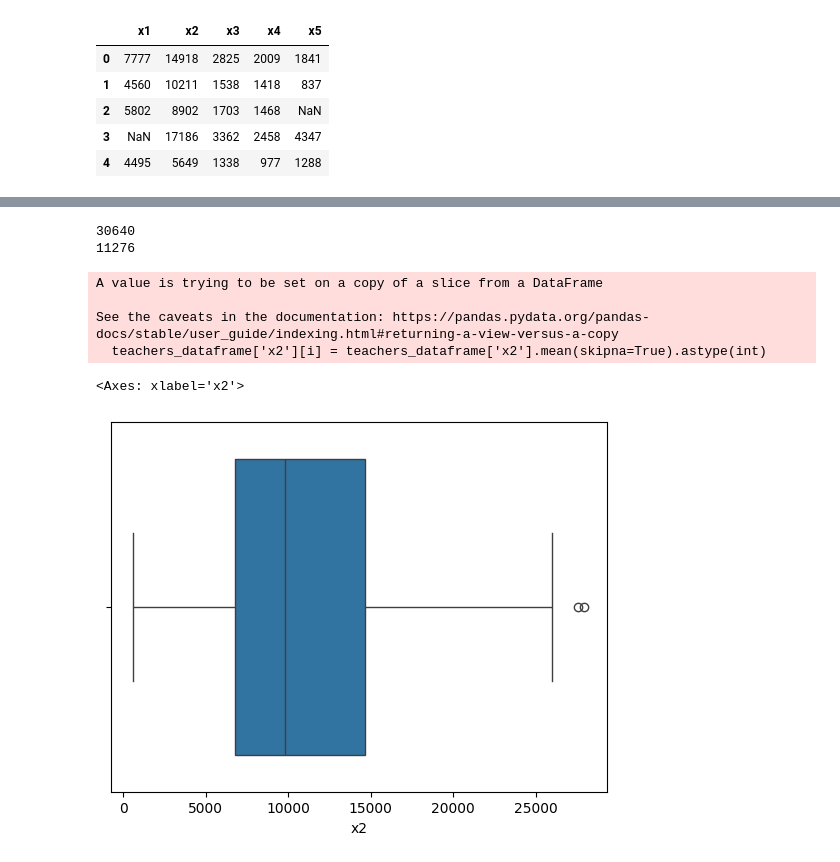
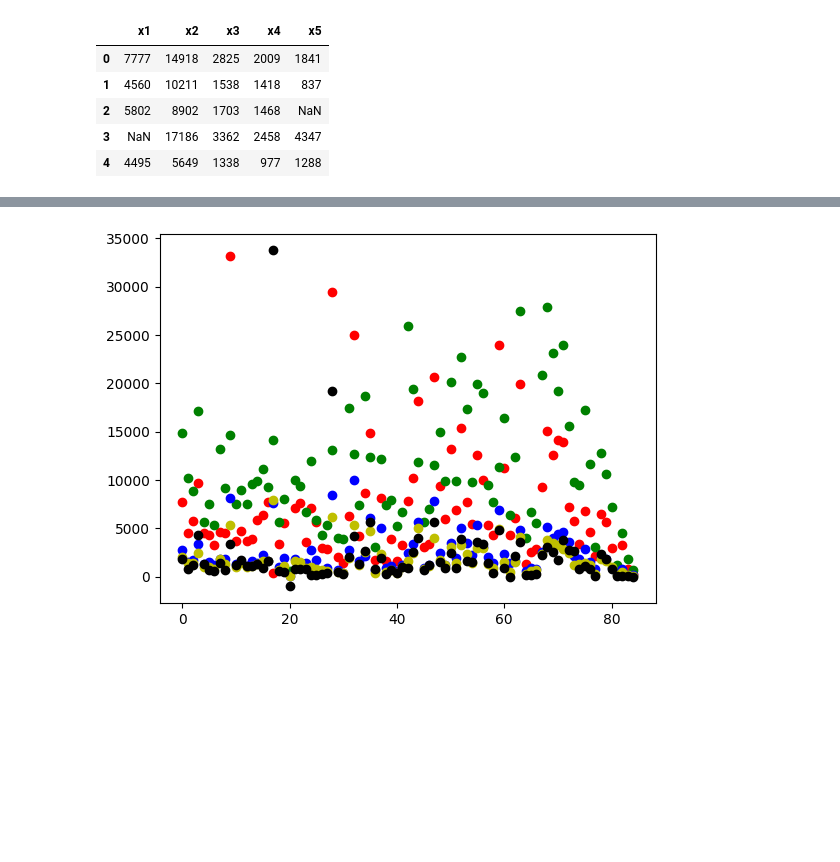
Before and after one commit to kujilit/machine-learning, a Jupyter notebook: labs/lab1/main.ipynb, the cells around one changed output, grey strips where cells are left out. Saved outputs shown, nothing was run; the diff lists cells and outputs as text; code cells hidden in the pictures; blank space fills up the shorter version.

```diff
--- a/labs/lab1/main.ipynb
+++ b/labs/lab1/main.ipynb
@@ -144,18 +120,9 @@ sb.boxplot(x=teachers_dataframe['x2'])
-# %%
-
-for i in range(len(teachers_dataframe['x2'])):
-    if teachers_dataframe['x2'][i] > 30000:
-        print(teachers_dataframe['x2'][i])
-        teachers_dataframe['x2'][i] = teachers_dataframe['x2'].mean(skipna=True).astype(int)
-        print(teachers_dataframe['x2'][i])
-
-sb.boxplot(x=teachers_dataframe['x2'])
-# %% [output]
-30640
-11276
-A value is trying to be set on a copy of a slice from a DataFrame
-
-See the caveats in the documentation: https://pandas.pydata.org/pandas-docs/stable/user_guide/indexing.html#returning-a-view-versus-a-copy
-  teachers_dataframe['x2'][i] = teachers_dataframe['x2'].mean(skipna=True).astype(int)
-<Axes: xlabel='x2'>
-[figure, removed]
+# %%
+plt.plot(teachers_dataframe.loc[:, ['x1']], 'ro')
+plt.plot(teachers_dataframe.loc[:, ['x2']], 'go')
+plt.plot(teachers_dataframe.loc[:, ['x3']], 'bo')
+plt.plot(teachers_dataframe.loc[:, ['x4']], 'yo')
+plt.plot(teachers_dataframe.loc[:, ['x5']], 'ko')
+plt.show()
+# %% [output]
+[figure, added]
```
Also changed, not shown: parts of 13 cells of this notebook.
